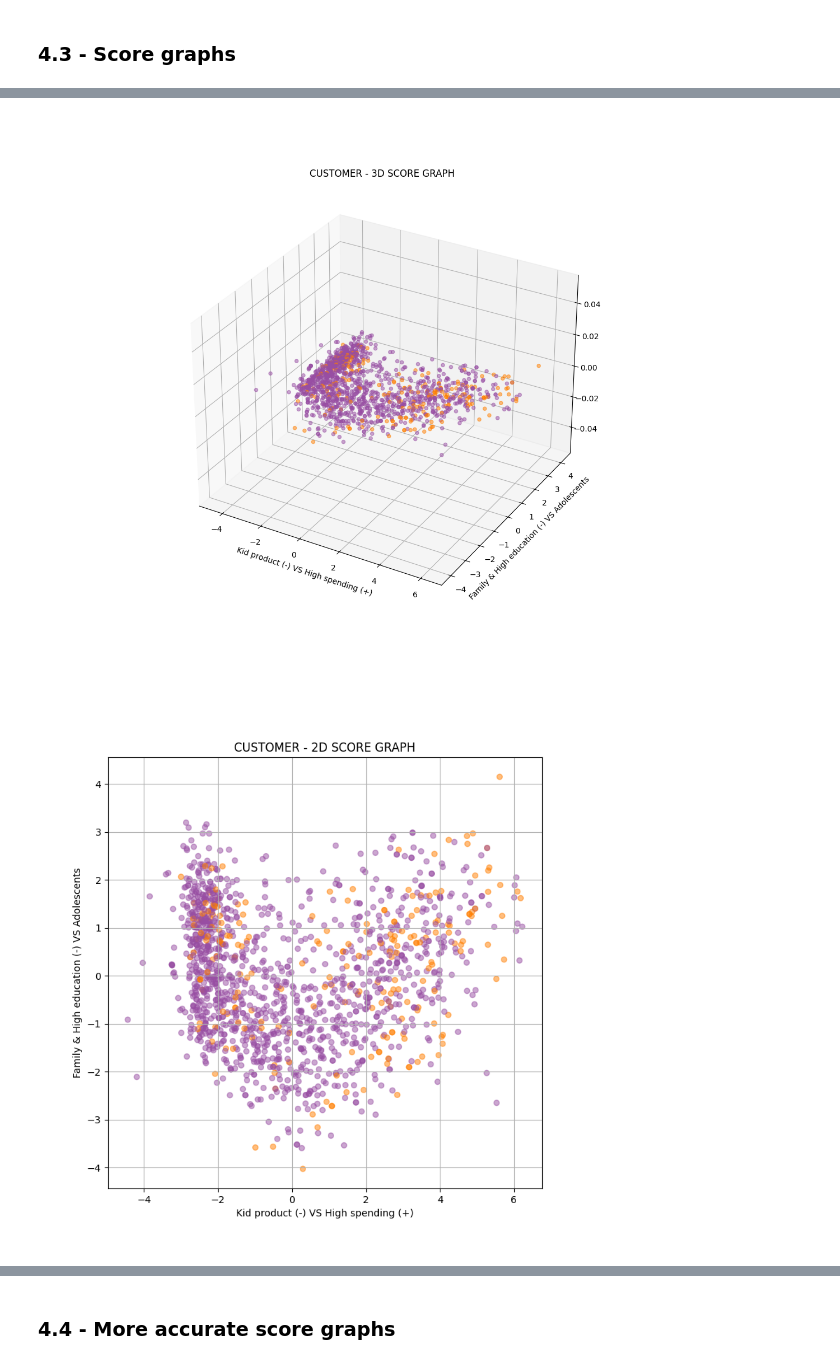
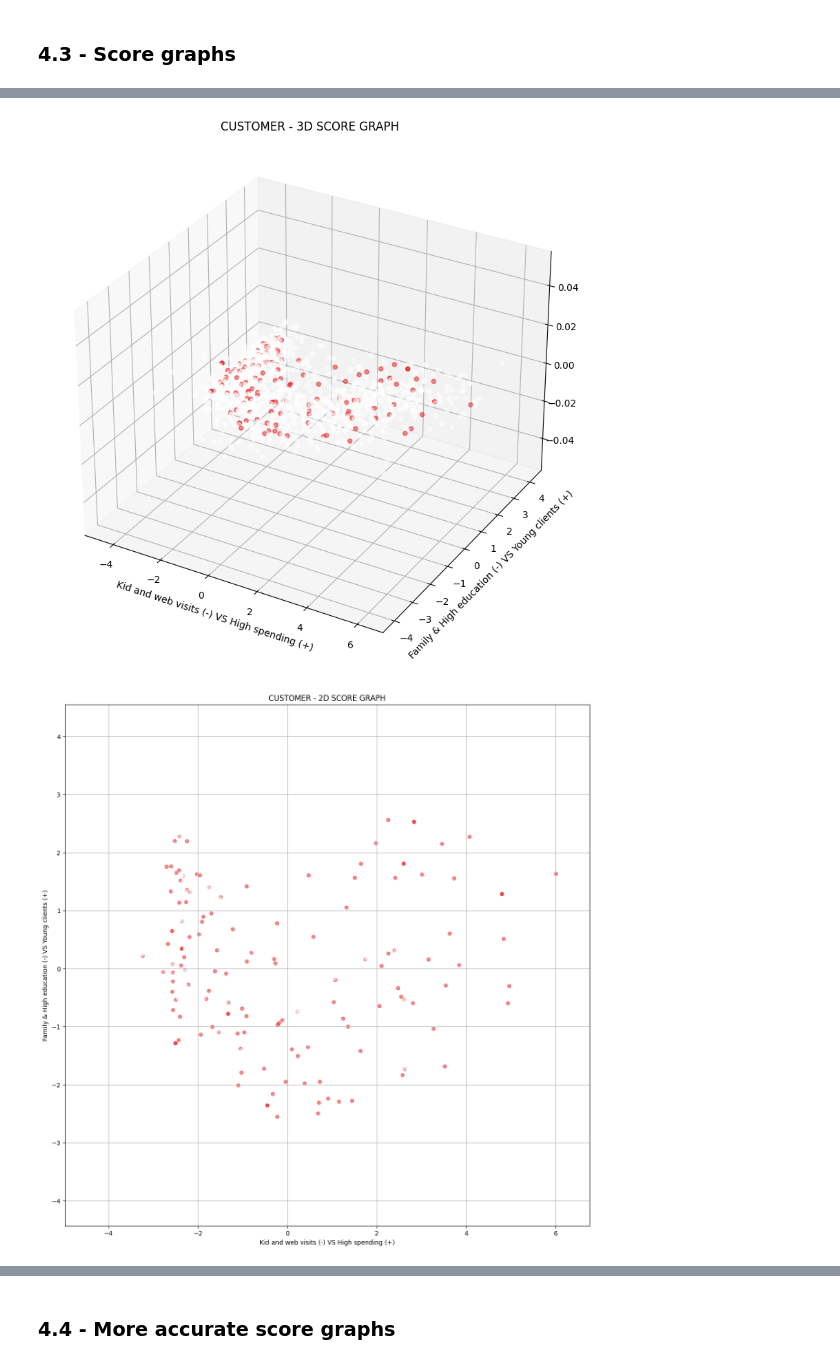
Before and after one commit to MazzariniTommaso/PCA_Customer_Analysis, a Jupyter notebook: MazzariniPisanu.ipynb, the cells around one changed output, grey strips where cells are left out. Cells and saved outputs as stored; diff of their text form; code cells hidden in the pictures.

Commit message:
per ora recency ma da capire

```diff
--- a/MazzariniPisanu.ipynb
+++ b/MazzariniPisanu.ipynb
@@ -507,3 +492,25 @@ label_df
 | 1491 | 0 | (0.596078431372549, 0.30588235294... |
 | 1492 | 0 | (0.596078431372549, 0.30588235294... |
 1477 rows × 2 columns
+# %%
+
+set1 = cm.Set1.colors
+
+######### SHOWING THE COLORS OF THE CHOSEN COLORMAP #########
+display(cm.Set1)
+#############################################################
+
+# label of interest
+interesting_labels = 'Recency'
+
+label_df = pd.DataFrame(workdf['Recency'])
+
+label_dict = {
+    True: set1[0],  # Condition > 2
+    False: (1,1,1)#set1[1]   # Condition <= 2
+}
+label_df['Recency'] = label_df['Recency'] > 49
+
+label_df['color'] = label_df['Recency'].map(label_dict)
+
+label_df
@@ -701,8 +752,8 @@ HIGH-VALUED POSITIVE COMPONENTS: ['Year_Birth', 'Marital_Status_Single']
 HIGH-VALUED NEGATIVE COMPONENTS: ['Education', 'Teenhome', 'NumWebPurchases']
 *********************************************
 # %%
-pc_names_std = ['Kid product views(-) VS High spending (+)',
-                'Family & High education (-) VS Adolescents'
+pc_names_std = ['Kid and web visits (-) VS High spending (+)',
+                'Family & High education (-) VS Young clients (+)'
                ]
 # %% [markdown]
 #### 4.2.1 - Interpretation of the PCs for MinMaxScaler data
@@ -785,20 +842,20 @@ plt.title('CUSTOMER - 3D SCORE GRAPH')
 plt.grid()
 plt.show()
 # %% [output]
-[figure, old version]
+[figure, new version]
 # %%
 # 2D Score graph
-sg = plt.figure(figsize=(8, 8))
+sg = plt.figure(figsize=(15, 15))
 as_sg = sg.add_subplot(111)
 
 as_sg.scatter(Yworkdf_std[:, 0], Yworkdf_std[:, 1], c=label_df['color'].values, alpha=0.5,s=30)
 
 as_sg.set_xlabel(pc_names_std[0])
 as_sg.set_ylabel(pc_names_std[1])
 plt.title('CUSTOMER - 2D SCORE GRAPH')
 plt.grid()
 plt.show()
 # %% [output]
-[figure, old version]
+[figure, new version]
 # %% [markdown]
 #### 4.3.2 - Score graph for MinMaxScaler data
```
Also changed, not shown: parts of 32 cells of this notebook.
